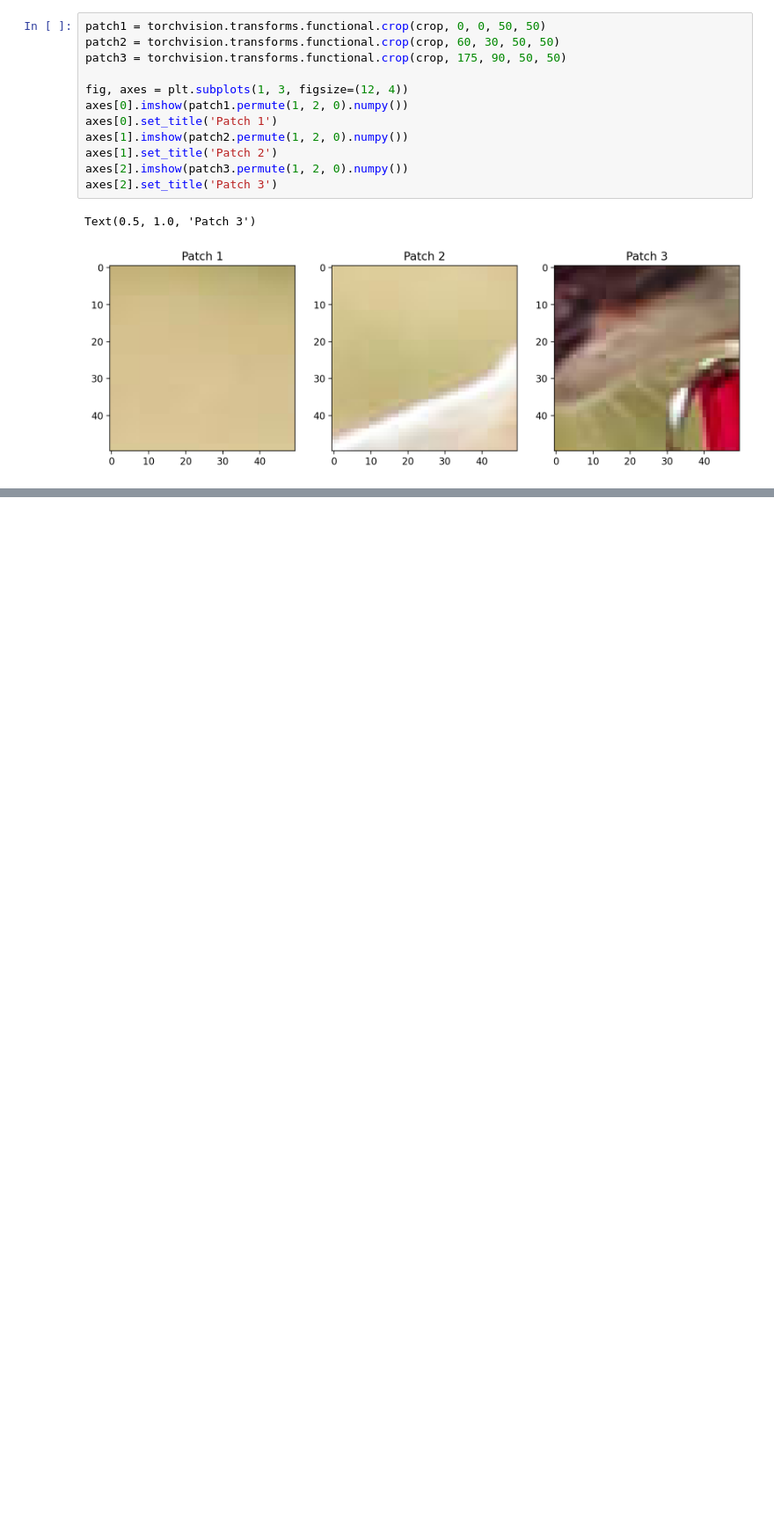
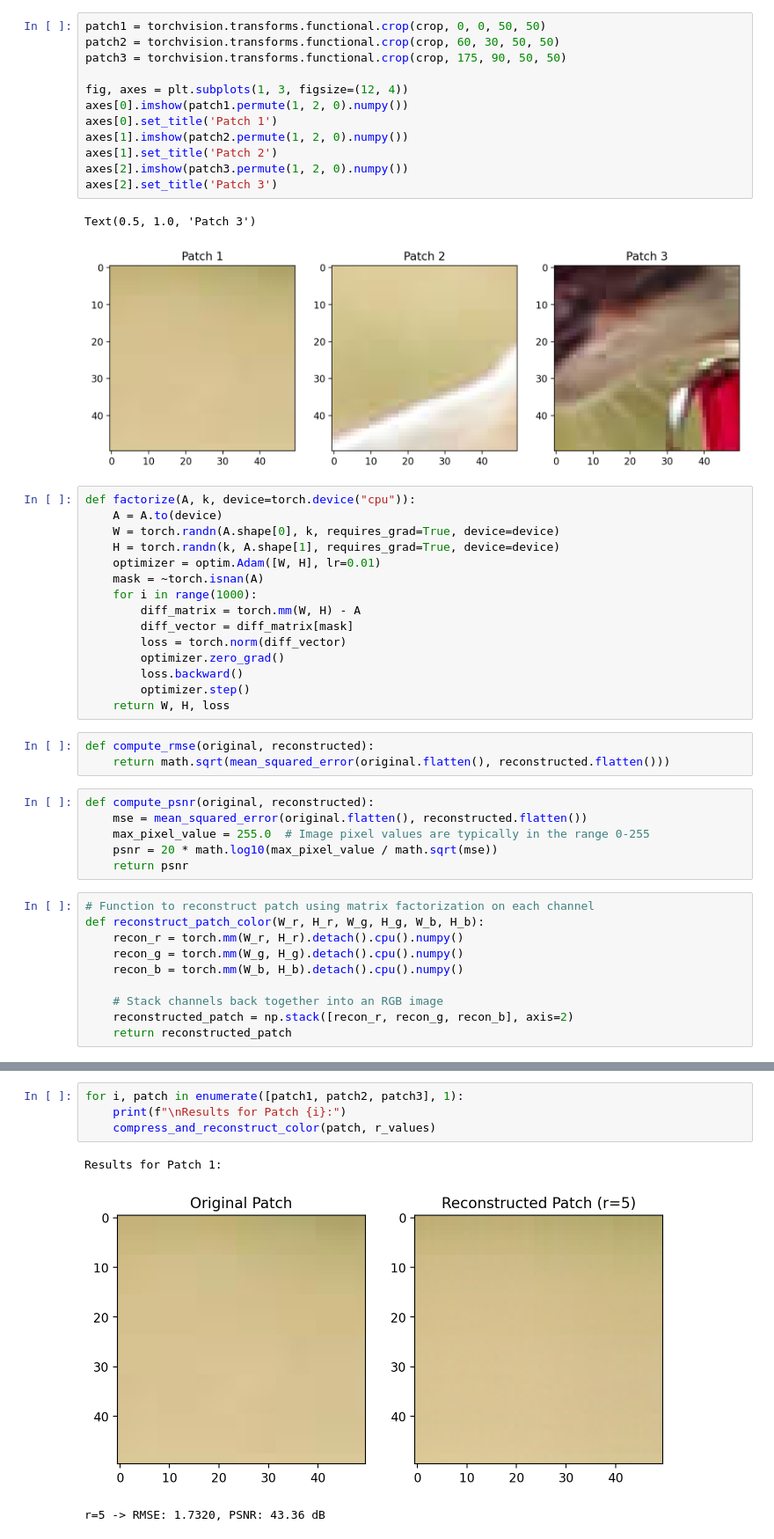
Before and after one commit to PankajGadhwal/ML-Projects, a Jupyter notebook: A2/task5.ipynb, the cells around one changed output, grey strips where cells are left out. Shown at 88% size. Drawn from its saved outputs; the diff is of its cells as text; blank space fills up the shorter version.

```diff
--- a/A2/task5.ipynb
+++ b/A2/task5.ipynb
@@ -53,3 +53,37 @@ axes[2].set_title('Patch 3')
 # %% [output]
 Text(0.5, 1.0, 'Patch 3')
 [figure]
+# %%
+def factorize(A, k, device=torch.device("cpu")):
+    A = A.to(device)
+    W = torch.randn(A.shape[0], k, requires_grad=True, device=device)
+    H = torch.randn(k, A.shape[1], requires_grad=True, device=device)
+    optimizer = optim.Adam([W, H], lr=0.01)
+    mask = ~torch.isnan(A)
+    for i in range(1000):
+        diff_matrix = torch.mm(W, H) - A
+        diff_vector = diff_matrix[mask]
+        loss = torch.norm(diff_vector)
+        optimizer.zero_grad()
+        loss.backward()
+        optimizer.step()
+    return W, H, loss
+# %%
+def compute_rmse(original, reconstructed):
+    return math.sqrt(mean_squared_error(original.flatten(), reconstructed.flatten()))
+# %%
+def compute_psnr(original, reconstructed):
+    mse = mean_squared_error(original.flatten(), reconstructed.flatten())
+    max_pixel_value = 255.0  # Image pixel values are typically in the range 0-255
+    psnr = 20 * math.log10(max_pixel_value / math.sqrt(mse))
+    return psnr
+# %%
+# Function to reconstruct patch using matrix factorization on each channel
+def reconstruct_patch_color(W_r, H_r, W_g, H_g, W_b, H_b):
+    recon_r = torch.mm(W_r, H_r).detach().cpu().numpy()
+    recon_g = torch.mm(W_g, H_g).detach().cpu().numpy()
+    recon_b = torch.mm(W_b, H_b).detach().cpu().numpy()
+
+    # Stack channels back together into an RGB image
+    reconstructed_patch = np.stack([recon_r, recon_g, recon_b], axis=2)
+    return reconstructed_patch
@@ -55,0 +134,8 @@ Text(0.5, 1.0, 'Patch 3')
+# %%
+for i, patch in enumerate([patch1, patch2, patch3], 1):
+    print(f"\nResults for Patch {i}:")
+    compress_and_reconstruct_color(patch, r_values)
+# %% [output]
+Results for Patch 1:
+[figure, added]
+r=5 -> RMSE: 1.7320, PSNR: 43.36 dB
```
Also changed, not shown: parts of 2 cells of this notebook.
